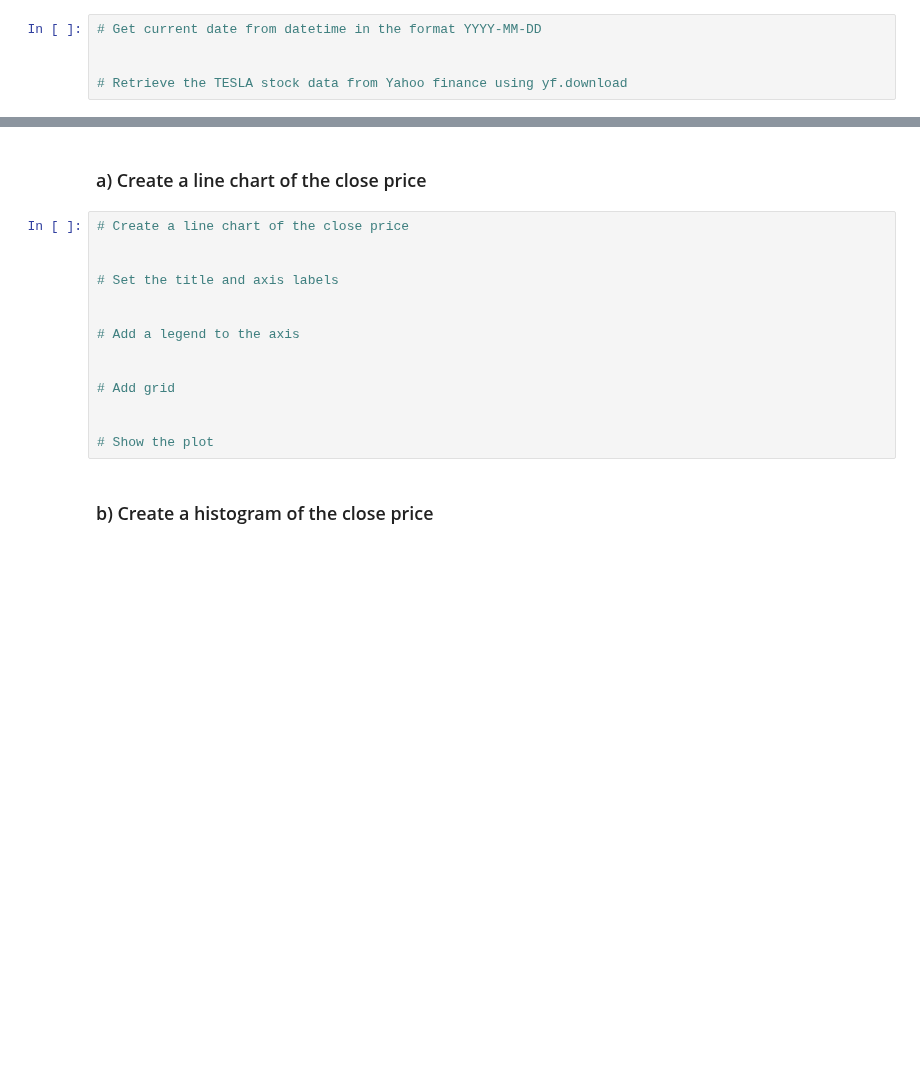
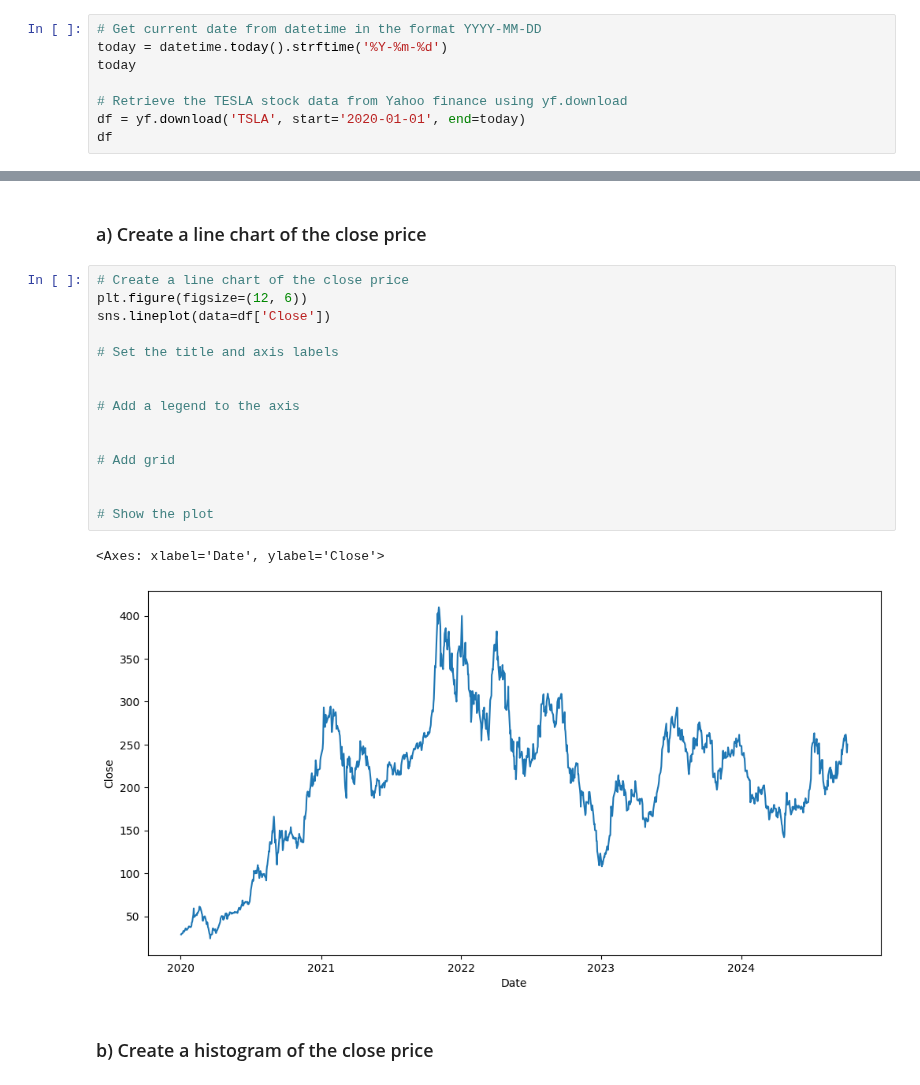
Before and after one commit to mario-gellrich-zhaw/data_analytics, a Jupyter notebook: WTYK/LC_04/yahoo_finance_example.ipynb, the cells around one changed output, grey strips where cells are left out. Saved outputs shown, nothing was run; the diff lists cells and outputs as text; blank space fills up the shorter version.

```diff
--- a/WTYK/LC_04/yahoo_finance_example.ipynb
+++ b/WTYK/LC_04/yahoo_finance_example.ipynb
@@ -25,6 +25,9 @@ u:\Lektionen\GitHub_Repositories\data_analytics\WTYK\LC_04
 ## 1.) Get data for the stock TSLA (Tesla) from Yahoo Finance
 # %%
 # Get current date from datetime in the format YYYY-MM-DD
-
+today = datetime.today().strftime('%Y-%m-%d')
+today
 
 # Retrieve the TESLA stock data from Yahoo finance using yf.download
+df = yf.download('TSLA', start='2020-01-01', end=today)
+df
@@ -44,18 +79,22 @@ u:\Lektionen\GitHub_Repositories\data_analytics\WTYK\LC_04
 ### a) Create a line chart of the close price
 # %%
 # Create a line chart of the close price
-
+plt.figure(figsize=(12, 6))
+sns.lineplot(data=df['Close'])
 
 # Set the title and axis labels
 
 
 # Add a legend to the axis
 
 
 # Add grid
 
 
 # Show the plot
+# %% [output]
+<Axes: xlabel='Date', ylabel='Close'>
+[figure, added]
 # %% [markdown]
 ### b) Create a histogram of the close price
 # %%
```
Also changed, not shown: parts of 7 cells of this notebook, 3 other files.
